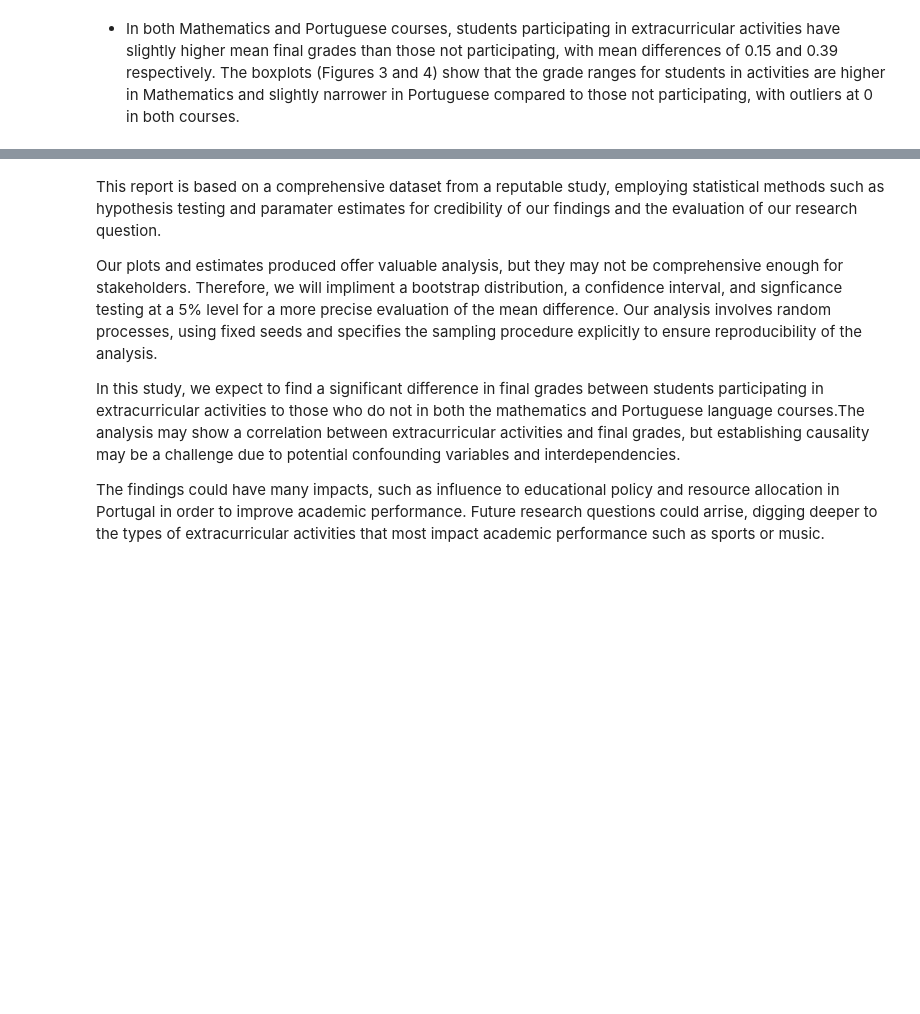
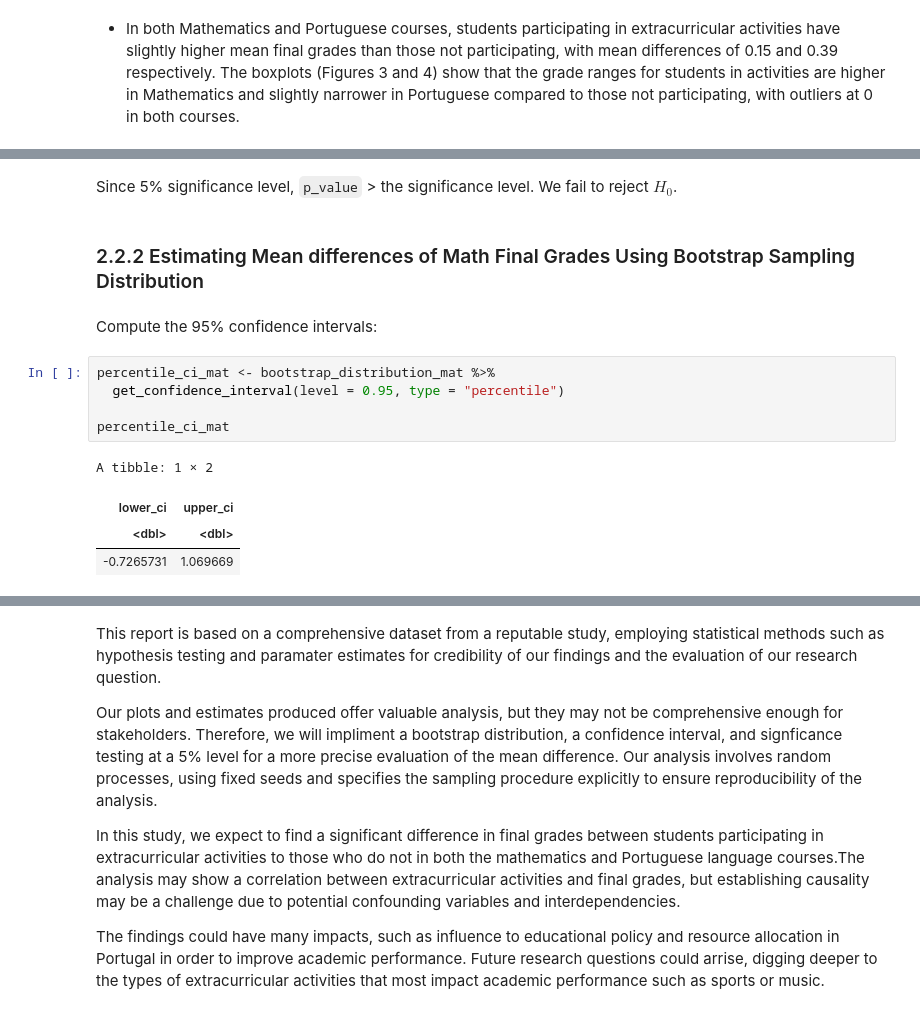
Before and after one commit to Nariman-av/STAT-201-Group-13, a Jupyter notebook: project_proposal_13.ipynb, the cells around one changed output, grey strips where cells are left out. Drawn from its saved outputs; the diff is of its cells as text; blank space fills up the shorter version.

```diff
--- a/project_proposal_13.ipynb
+++ b/project_proposal_13.ipynb
@@ -304,0 +371,16 @@ Table 4
+# %% [markdown]
+Since 5% significance level, `p_value` > the significance level. We fail to reject $H_0$.
+# %% [markdown]
+### 2.2.2 Estimating Mean differences of Math Final Grades Using Bootstrap Sampling Distribution
+# %% [markdown]
+Compute the 95% confidence intervals:
+# %%
+percentile_ci_mat <- bootstrap_distribution_mat %>%
+  get_confidence_interval(level = 0.95, type = "percentile")
+
+percentile_ci_mat
+# %% [output]
+A tibble: 1 × 2
+| lower_ci | upper_ci |
+| <dbl> | <dbl> |
+| -0.7265731 | 1.069669 |
```
Also changed, not shown: parts of 34 cells of this notebook.
